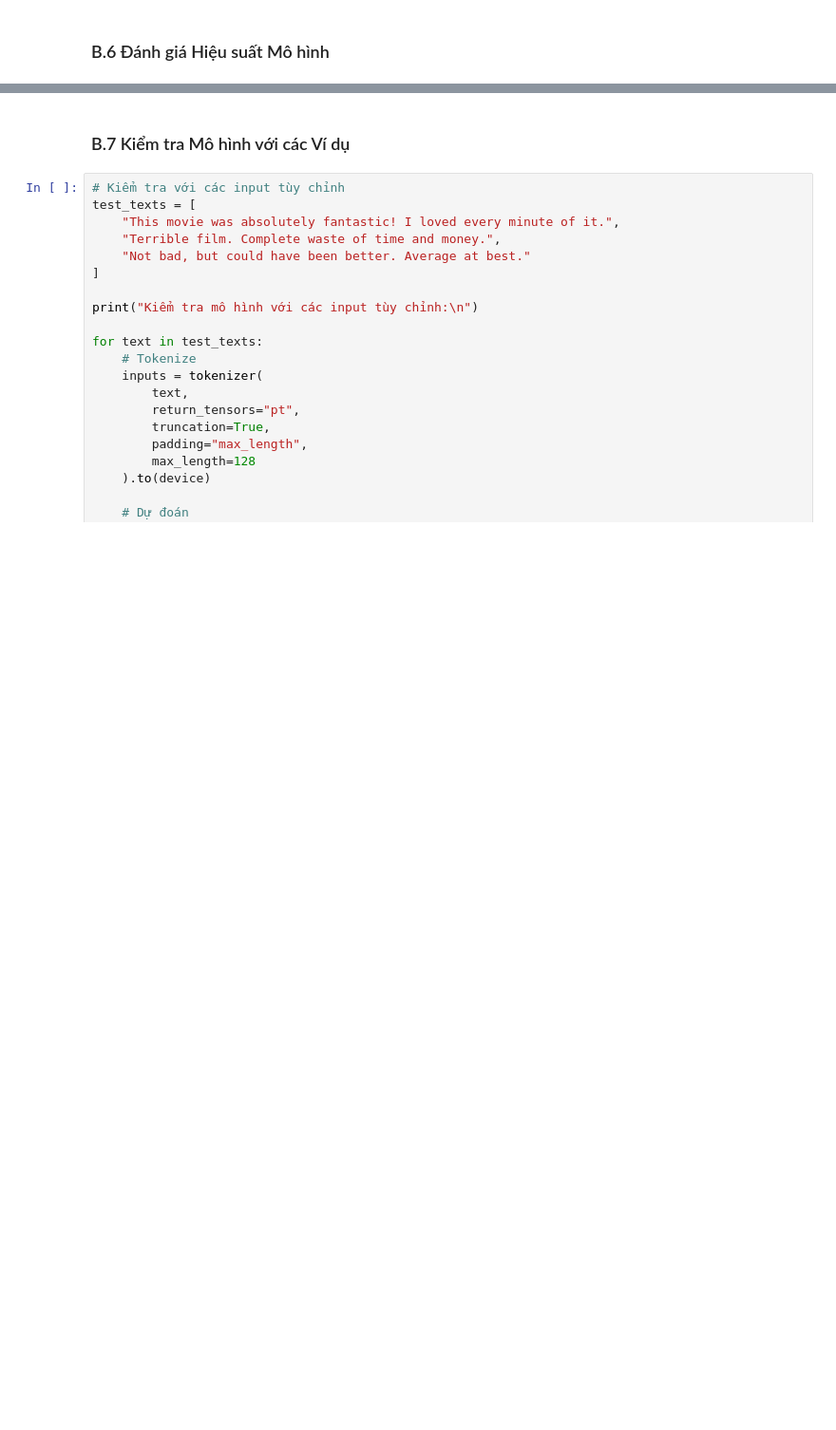
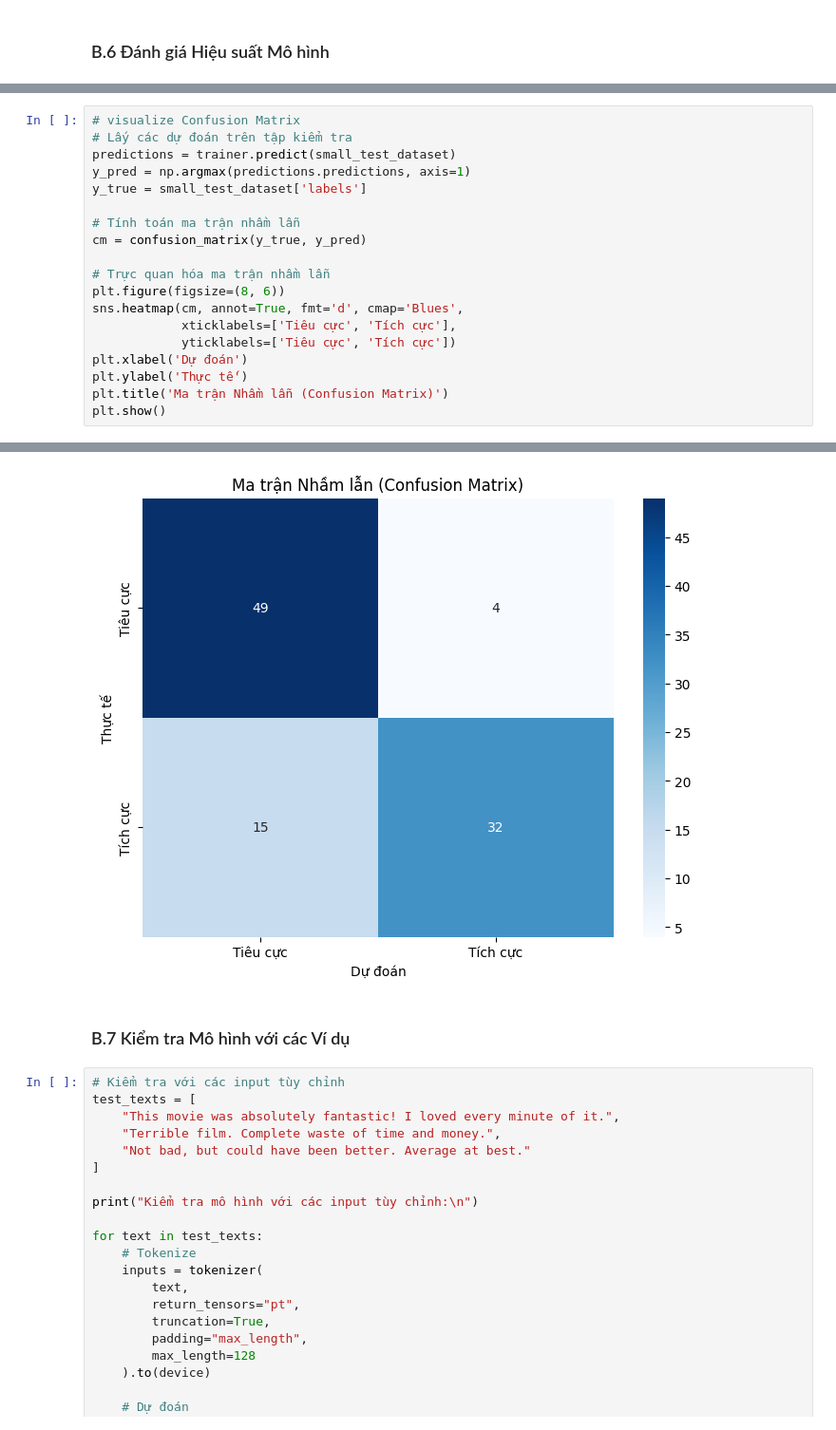
Before and after one commit to khoaoe/HCMUS-MathAI-Final-BERT, a Jupyter notebook: code/bert_application.ipynb, the cells around one changed output, grey strips where cells are left out. Shown at 95% size. Saved outputs shown, nothing was run; the diff lists cells and outputs as text; blank space fills up the shorter version.

```diff
--- a/code/bert_application.ipynb
+++ b/code/bert_application.ipynb
@@ -400 +400,21 @@ Kết quả Đánh giá:
   epoch: 2.0000
+# %%
+# visualize Confusion Matrix
+# Lấy các dự đoán trên tập kiểm tra
+predictions = trainer.predict(small_test_dataset)
+y_pred = np.argmax(predictions.predictions, axis=1)
+y_true = small_test_dataset['labels']
+
+# Tính toán ma trận nhầm lẫn
+cm = confusion_matrix(y_true, y_pred)
+
+# Trực quan hóa ma trận nhầm lẫn
+plt.figure(figsize=(8, 6))
+sns.heatmap(cm, annot=True, fmt='d', cmap='Blues',
+            xticklabels=['Tiêu cực', 'Tích cực'],
+            yticklabels=['Tiêu cực', 'Tích cực'])
+plt.xlabel('Dự đoán')
+plt.ylabel('Thực tế')
+plt.title('Ma trận Nhầm lẫn (Confusion Matrix)')
+plt.show()
+# %% [output]
@@ -401,3 +422,4 @@ Kết quả Đánh giá:
+[figure, added]
 # %% [markdown]
 ### B.7 Kiểm tra Mô hình với các Ví dụ
 # %%
```
Also changed, not shown: parts of 12 cells of this notebook, 2 other files.
